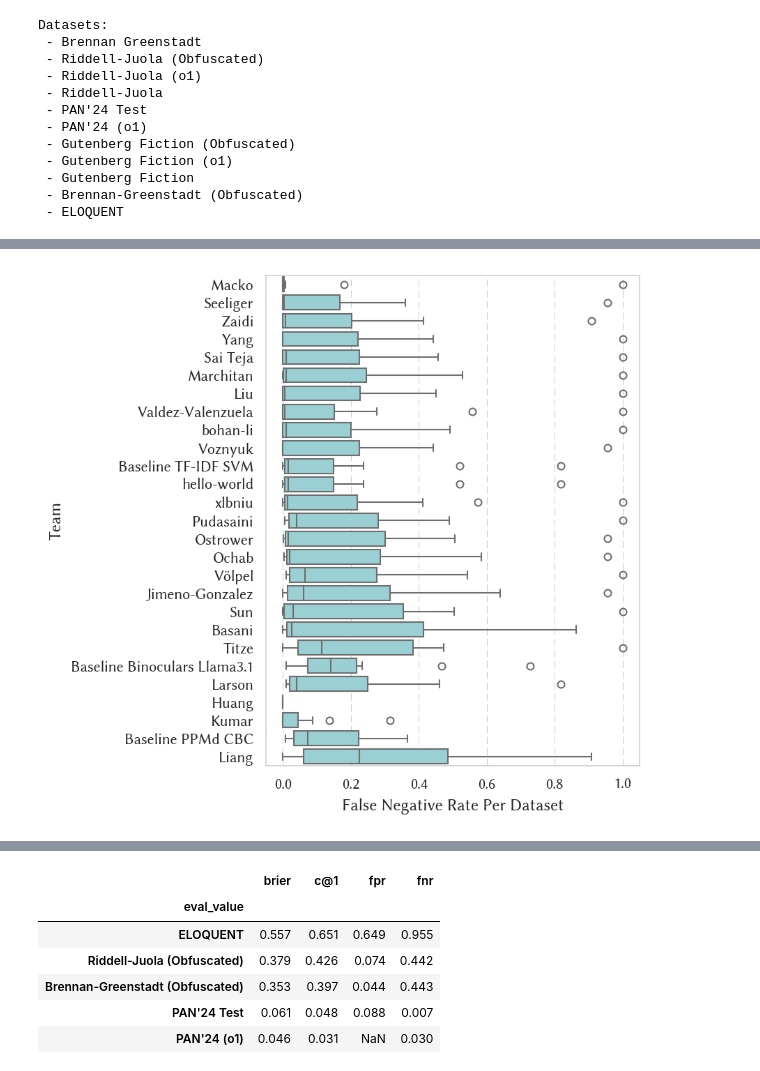
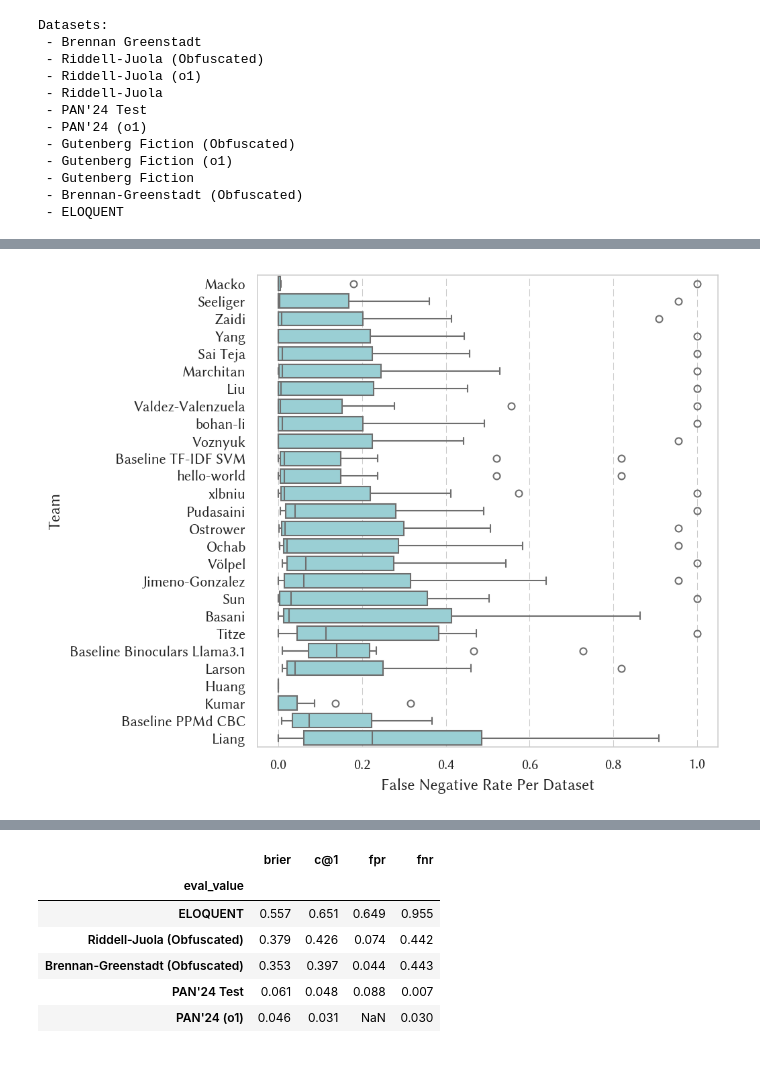
Before and after one commit to pan-webis-de/pan25-generative-ai-authorship-verification, a Jupyter notebook: notebooks/task_eval.ipynb, the cells around one changed output, grey strips where cells are left out. Drawn from its saved outputs; the diff is of its cells as text; code cells hidden in the pictures.

```diff
--- a/notebooks/task_eval.ipynb
+++ b/notebooks/task_eval.ipynb
@@ -279,11 +281,11 @@ plt.show()
 # %%
-plt.figure(figsize=(6, 5.5))
+plt.figure(figsize=(7, 5.5))
 sns.boxplot(df_run_eval.query('eval_field == "source"'), x='fnr', y='team', order=pan_leaderboard_source.index.get_level_values('team'))
 plt.xlabel('False Negative Rate Per Dataset')
 plt.ylabel('Team')
 plt.tight_layout()
 plt.savefig(OUT_DIR / 'pan_leaderboard_source_fpr.pdf')
 plt.show()
 # %% [output]
-[figure, old version]
+[figure, new version]
 # %%
```
Also changed, not shown: parts of 11 cells of this notebook.
